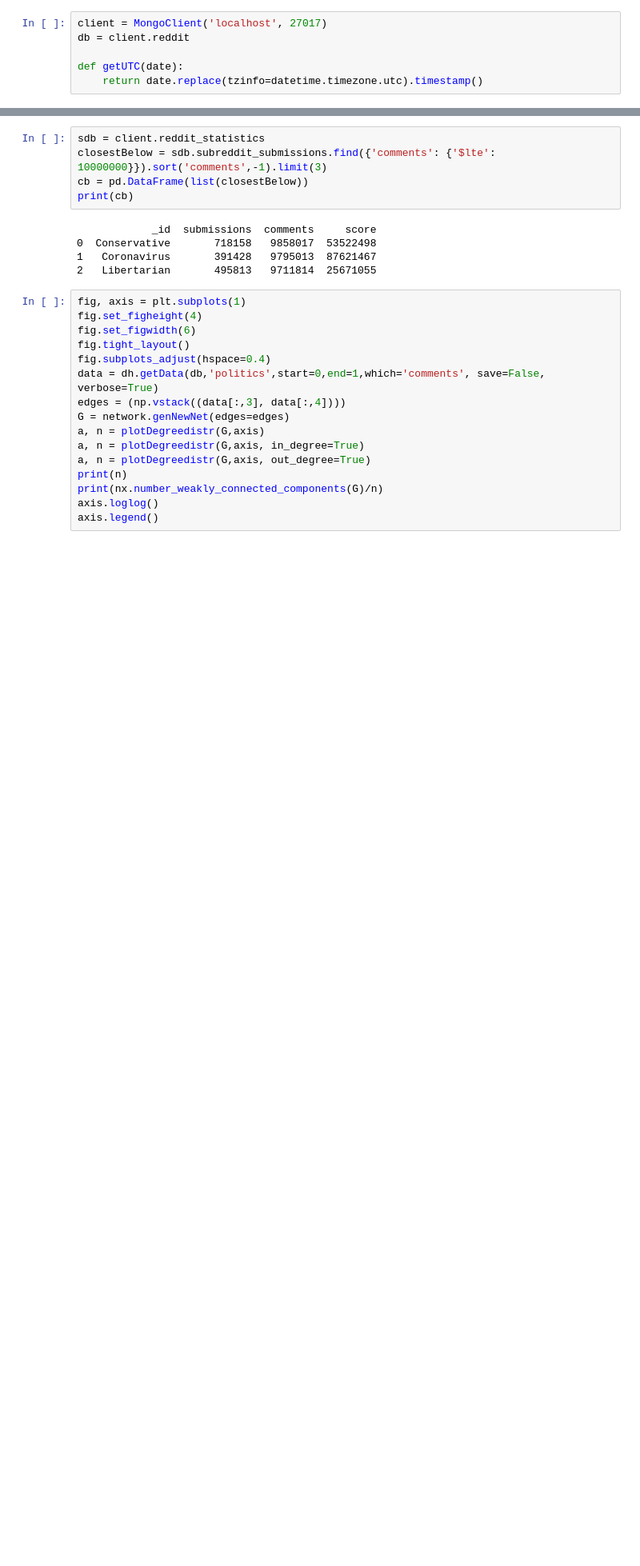
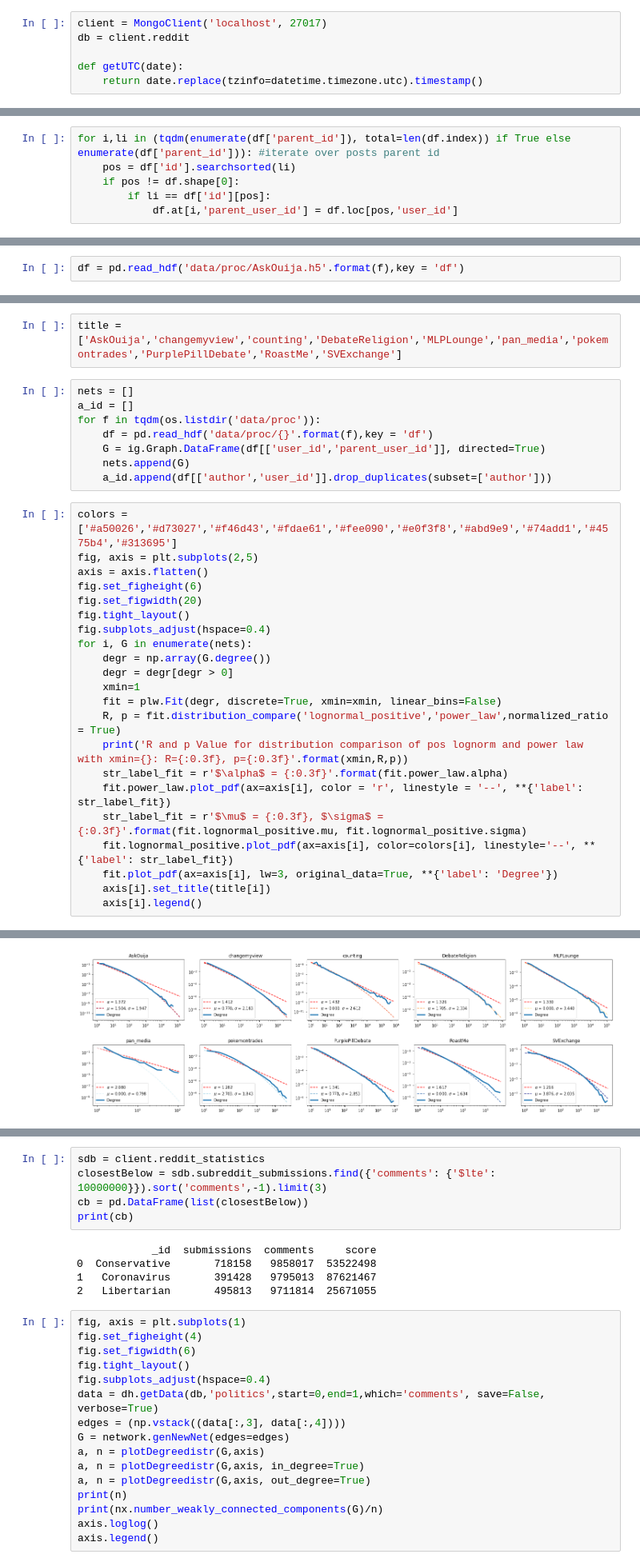
Before and after one commit to vneuhaus/InteractionNetworks, a Jupyter notebook: degreeDistributions.ipynb, the cells around one changed output, grey strips where cells are left out. Shown at 80% size. Cells and saved outputs as stored; diff of their text form; blank space fills up the shorter version.

```diff
--- a/degreeDistributions.ipynb
+++ b/degreeDistributions.ipynb
@@ -68,0 +74,6 @@ df.at[1,'parent_user_id'] = df.loc[1,'id']
+# %%
+for i,li in (tqdm(enumerate(df['parent_id']), total=len(df.index)) if True else enumerate(df['parent_id'])): #iterate over posts parent id
+    pos = df['id'].searchsorted(li)
+    if pos != df.shape[0]:
+        if li == df['id'][pos]:
+            df.at[i,'parent_user_id'] = df.loc[pos,'user_id']
@@ -69 +98,3 @@ df.at[1,'parent_user_id'] = df.loc[1,'id']
+# %%
+df = pd.read_hdf('data/proc/AskOuija.h5'.format(f),key = 'df')
 # %%
@@ -85,0 +104,33 @@ print(df)
+# %%
+title = ['AskOuija','changemyview','counting','DebateReligion','MLPLounge','pan_media','pokemontrades','PurplePillDebate','RoastMe','SVExchange']
+# %%
+nets = []
+a_id = []
+for f in tqdm(os.listdir('data/proc')):
+    df = pd.read_hdf('data/proc/{}'.format(f),key = 'df')
+    G = ig.Graph.DataFrame(df[['user_id','parent_user_id']], directed=True)
+    nets.append(G)
+    a_id.append(df[['author','user_id']].drop_duplicates(subset=['author']))
+# %%
+colors = ['#a50026','#d73027','#f46d43','#fdae61','#fee090','#e0f3f8','#abd9e9','#74add1','#4575b4','#313695']
+fig, axis = plt.subplots(2,5)
+axis = axis.flatten()
+fig.set_figheight(6)
+fig.set_figwidth(20)
+fig.tight_layout()
+fig.subplots_adjust(hspace=0.4)
+for i, G in enumerate(nets):
+    degr = np.array(G.degree())
+    degr = degr[degr > 0]
+    xmin=1
+    fit = plw.Fit(degr, discrete=True, xmin=xmin, linear_bins=False)
+    R, p = fit.distribution_compare('lognormal_positive','power_law',normalized_ratio = True)
+    print('R and p Value for distribution comparison of pos lognorm and power law with xmin={}: R={:0.3f}, p={:0.3f}'.format(xmin,R,p))
+    str_label_fit = r'$\alpha$ = {:0.3f}'.format(fit.power_law.alpha)
+    fit.power_law.plot_pdf(ax=axis[i], color = 'r', linestyle = '--', **{'label': str_label_fit})
+    str_label_fit = r'$\mu$ = {:0.3f}, $\sigma$ = {:0.3f}'.format(fit.lognormal_positive.mu, fit.lognormal_positive.sigma)
+    fit.lognormal_positive.plot_pdf(ax=axis[i], color=colors[i], linestyle='--', **{'label': str_label_fit})
+    fit.plot_pdf(ax=axis[i], lw=3, original_data=True, **{'label': 'Degree'})
+    axis[i].set_title(title[i])
+    axis[i].legend()
+# %% [output]
@@ -85,0 +147 @@ print(df)
+[figure, added]
```
Also changed, not shown: parts of 30 cells of this notebook, 6 other files.
